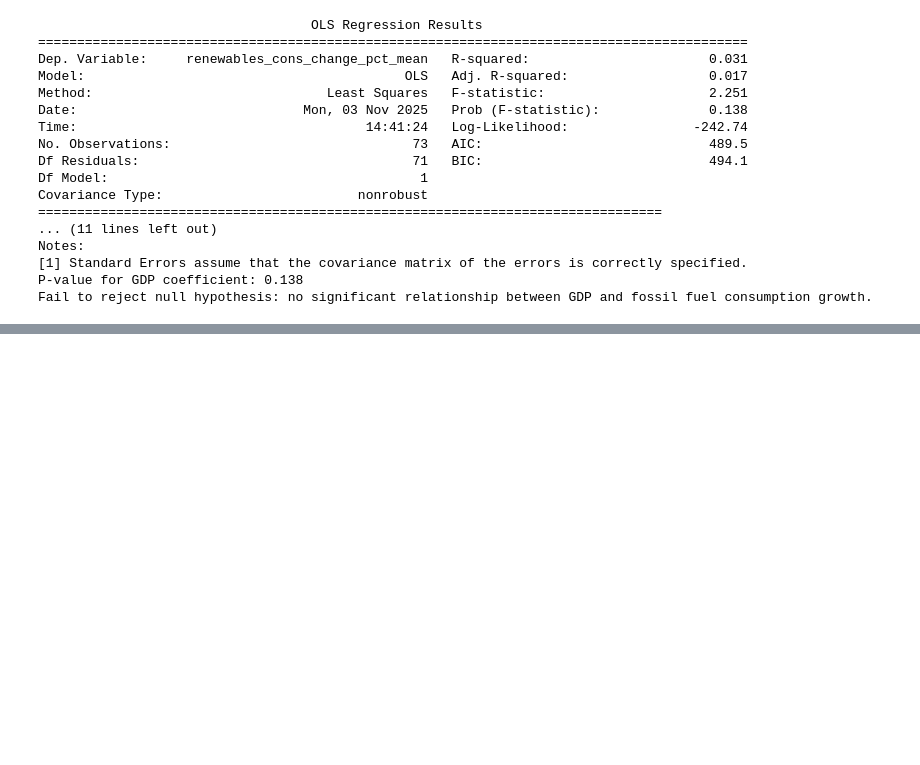
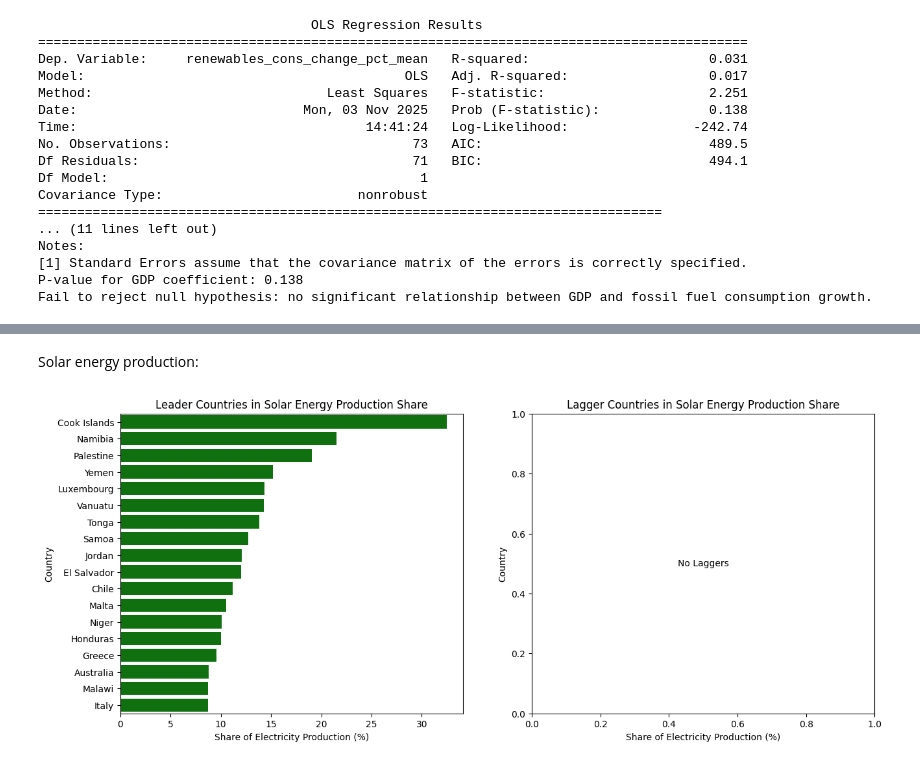
Before and after one commit to KMarsh-code/global-renewable-energy-analysis, a Jupyter notebook: jupyter_notebooks/2_renewable_energy_hypothesis_testing.ipynb, the cells around one changed output, grey strips where cells are left out. Saved outputs shown, nothing was run; the diff lists cells and outputs as text; code cells hidden in the pictures; blank space fills up the shorter version.

```diff
--- a/jupyter_notebooks/2_renewable_energy_hypothesis_testing.ipynb
+++ b/jupyter_notebooks/2_renewable_energy_hypothesis_testing.ipynb
@@ -274,0 +376,37 @@ Fail to reject null hypothesis: no significant relationship between GDP and foss
+# %% [markdown]
+Solar energy production:
+# %%
+leaders = df_last5[outliers['solar_share_elec_mean'] == 'leader']
+laggers = df_last5[outliers['solar_share_elec_mean'] == 'lagger']
+
+#add horizontal barplots for leaders and laggers in overall renewable energy production share
+fig, axes = plt.subplots(1, 2, figsize=(15, 6))
+# Leaders
+if not leaders.empty:
+    # Sort the data by solar_share_elec_mean in descending order
+    leaders_sorted = leaders.sort_values('solar_share_elec_mean', ascending=False)
+    sns.barplot(data=leaders_sorted, y='country_', x='solar_share_elec_mean', ax=axes[0], color='green')
+    axes[0].set_title('Leader Countries in Solar Energy Production Share')
+    axes[0].set_xlabel('Share of Electricity Production (%)')
+    axes[0].set_ylabel('Country')
+else:
+    axes[0].text(0.5, 0.5, 'No Leaders', horizontalalignment='center', verticalalignment='center', transform=axes[0].transAxes)
+    axes[0].set_title('Leader Countries in Solar Energy Production Share')
+    axes[0].set_xlabel('Share of Electricity Production (%)')
+    axes[0].set_ylabel('Country')
+
+# Laggers
+if not laggers.empty:
+    # Sort the data by solar_share_elec_mean in descending order
+    laggers_sorted = laggers.sort_values('solar_share_elec_mean', ascending=False)
+    sns.barplot(data=laggers_sorted, y='country_', x='solar_share_elec_mean', ax=axes[1], color='red')
+    axes[1].set_title('Lagger Countries in Solar Energy Production Share')
+    axes[1].set_xlabel('Share of Electricity Production (%)')
+    axes[1].set_ylabel('Country')
+else:
+    axes[1].text(0.5, 0.5, 'No Laggers', horizontalalignment='center', verticalalignment='center', transform=axes[1].transAxes)
+    axes[1].set_title('Lagger Countries in Solar Energy Production Share')
+    axes[1].set_xlabel('Share of Electricity Production (%)')
+    axes[1].set_ylabel('Country')
+# %% [output]
+[figure, added]
```
Also changed, not shown: parts of 17 cells of this notebook.
